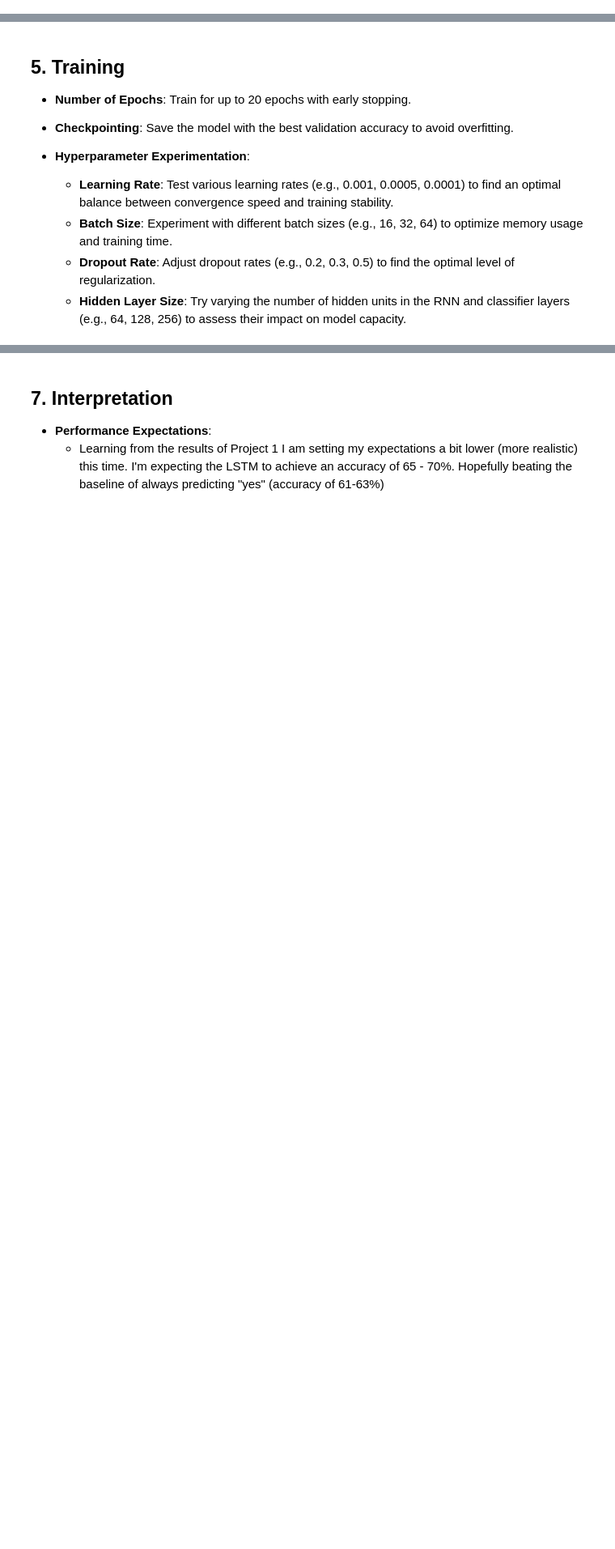
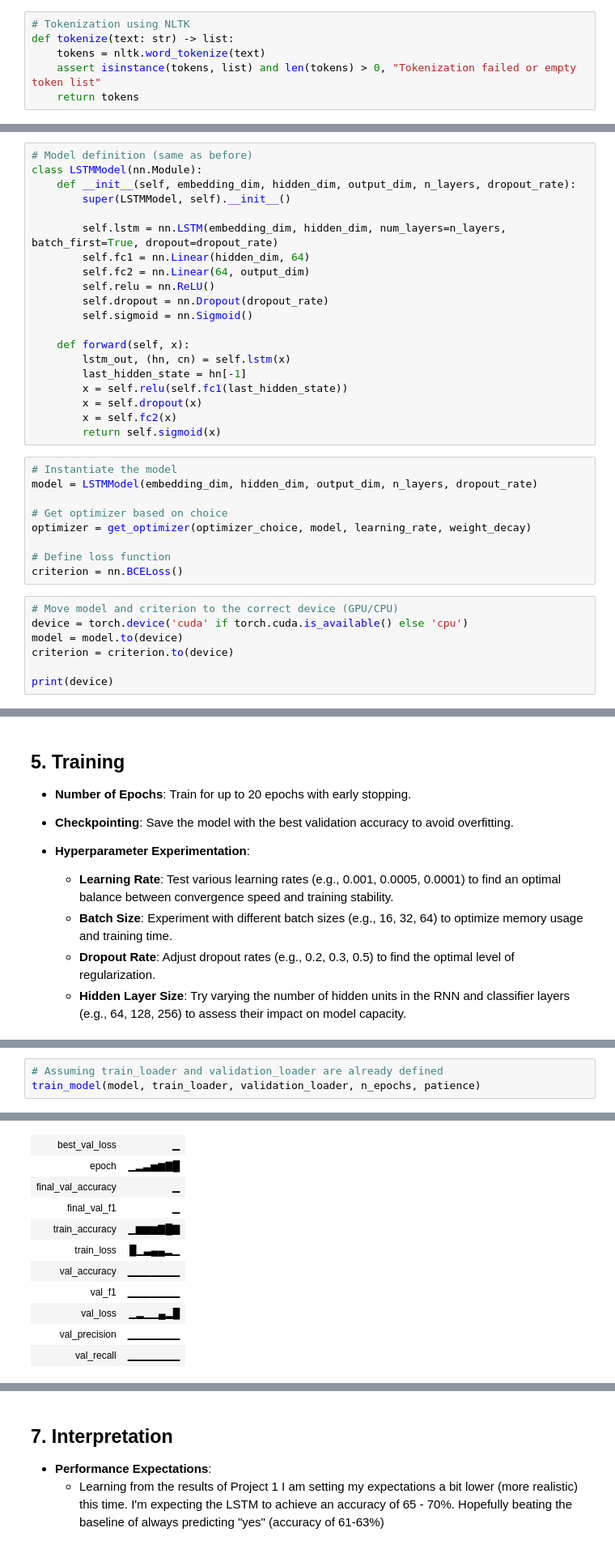
Before and after one commit to aintnoair/nlp, a Jupyter notebook: project-2/rnn_lstm-stage_2-pascal_thuerig.ipynb, the cells around one changed output, grey strips where cells are left out. Shown: that part at 81% size. Saved outputs shown, nothing was run; the diff lists cells and outputs as text; blank space fills up the shorter version.

Commit message:
implemented lstm

```diff
--- a/project-2/rnn_lstm-stage_2-pascal_thuerig.ipynb
+++ b/project-2/rnn_lstm-stage_2-pascal_thuerig.ipynb
@@ -165,0 +254,6 @@ Epsom railway station serves the town of Epsom in Surrey. It is located off Wate
+# %%
+# Tokenization using NLTK
+def tokenize(text: str) -> list:
+    tokens = nltk.word_tokenize(text)
+    assert isinstance(tokens, list) and len(tokens) > 0, "Tokenization failed or empty token list"
+    return tokens
@@ -234,0 +457,36 @@ some random text with variety check this out and the year is 2012 2013
+# %%
+# Model definition (same as before)
+class LSTMModel(nn.Module):
+    def __init__(self, embedding_dim, hidden_dim, output_dim, n_layers, dropout_rate):
+        super(LSTMModel, self).__init__()
+
+        self.lstm = nn.LSTM(embedding_dim, hidden_dim, num_layers=n_layers, batch_first=True, dropout=dropout_rate)
+        self.fc1 = nn.Linear(hidden_dim, 64)
+        self.fc2 = nn.Linear(64, output_dim)
+        self.relu = nn.ReLU()
+        self.dropout = nn.Dropout(dropout_rate)
+        self.sigmoid = nn.Sigmoid()
+
+    def forward(self, x):
+        lstm_out, (hn, cn) = self.lstm(x)
+        last_hidden_state = hn[-1]
+        x = self.relu(self.fc1(last_hidden_state))
+        x = self.dropout(x)
+        x = self.fc2(x)
+        return self.sigmoid(x)
+# %%
+# Instantiate the model
+model = LSTMModel(embedding_dim, hidden_dim, output_dim, n_layers, dropout_rate)
+
+# Get optimizer based on choice
+optimizer = get_optimizer(optimizer_choice, model, learning_rate, weight_decay)
+
+# Define loss function
+criterion = nn.BCELoss()
+# %%
+# Move model and criterion to the correct device (GPU/CPU)
+device = torch.device('cuda' if torch.cuda.is_available() else 'cpu')
+model = model.to(device)
+criterion = criterion.to(device)
+
+print(device)
@@ -244,0 +586,4 @@ some random text with variety check this out and the year is 2012 2013
+# %%
+# Assuming train_loader and validation_loader are already defined
+train_model(model, train_loader, validation_loader, n_epochs, patience)
+# %% [output]
@@ -244,0 +599,11 @@ some random text with variety check this out and the year is 2012 2013
+| best_val_loss | ▁ |
+| epoch | ▁▂▃▅▆▇█ |
+| final_val_accuracy | ▁ |
+| final_val_f1 | ▁ |
+| train_accuracy | ▁▆▆▆▇█▇ |
+| train_loss | █▁▃▄▄▂▁ |
+| val_accuracy | ▁▁▁▁▁▁▁ |
+| val_f1 | ▁▁▁▁▁▁▁ |
+| val_loss | ▁▂▁▁▄▂█ |
+| val_precision | ▁▁▁▁▁▁▁ |
+| val_recall | ▁▁▁▁▁▁▁ |
```
Also changed, not shown: parts of 32 cells of this notebook, 27 other files.
